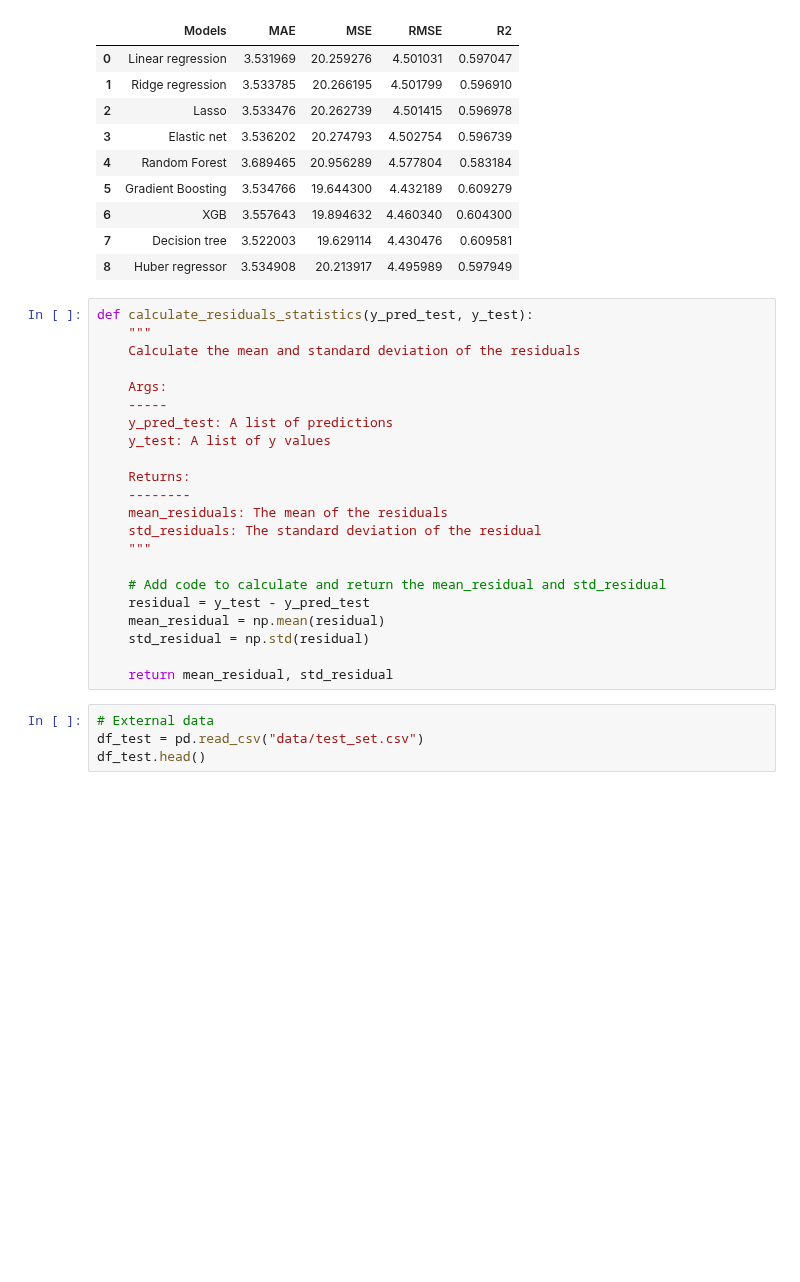
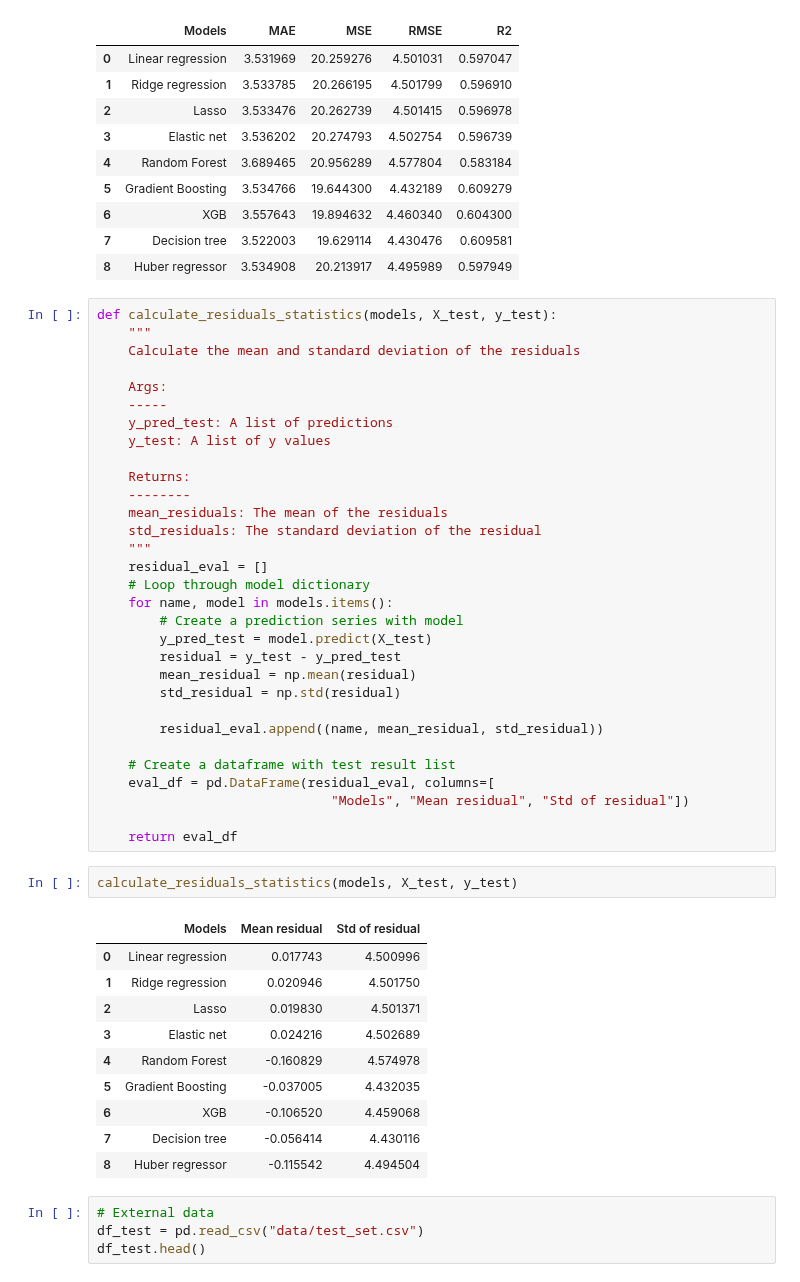
Before and after one commit to KomlaRD/agreement_height_ulna_length_study, a Jupyter notebook: predicting_height.ipynb, the cells around one changed output. Saved outputs shown, nothing was run; the diff lists cells and outputs as text; blank space fills up the shorter version.

Commit message:
Save all models

```diff
--- a/predicting_height.ipynb
+++ b/predicting_height.ipynb
@@ -904,7 +908,7 @@ test_model(models, X_test, y_test)
 | 7 | Decision tree | 3.522003 | 19.629114 | 4.430476 | 0.609581 |
 | 8 | Huber regressor | 3.534908 | 20.213917 | 4.495989 | 0.597949 |
 # %%
-def calculate_residuals_statistics(y_pred_test, y_test):
+def calculate_residuals_statistics(models, X_test, y_test):
     """
     Calculate the mean and standard deviation of the residuals
 
@@ -918,13 +922,35 @@ def calculate_residuals_statistics(y_pred_test, y_test):
     mean_residuals: The mean of the residuals
     std_residuals: The standard deviation of the residual
     """
+    residual_eval = []
+    # Loop through model dictionary
+    for name, model in models.items():
+        # Create a prediction series with model
+        y_pred_test = model.predict(X_test)
+        residual = y_test - y_pred_test
+        mean_residual = np.mean(residual)
+        std_residual = np.std(residual)
 
-    # Add code to calculate and return the mean_residual and std_residual
-    residual = y_test - y_pred_test
-    mean_residual = np.mean(residual)
-    std_residual = np.std(residual)
+        residual_eval.append((name, mean_residual, std_residual))
 
-    return mean_residual, std_residual
+    # Create a dataframe with test result list
+    eval_df = pd.DataFrame(residual_eval, columns=[
+                              "Models", "Mean residual", "Std of residual"])
+
+    return eval_df
+# %%
+calculate_residuals_statistics(models, X_test, y_test)
+# %% [output]
+|  | Models | Mean residual | Std of residual |
+| 0 | Linear regression | 0.017743 | 4.500996 |
+| 1 | Ridge regression | 0.020946 | 4.501750 |
+| 2 | Lasso | 0.019830 | 4.501371 |
+| 3 | Elastic net | 0.024216 | 4.502689 |
+| 4 | Random Forest | -0.160829 | 4.574978 |
+| 5 | Gradient Boosting | -0.037005 | 4.432035 |
+| 6 | XGB | -0.106520 | 4.459068 |
+| 7 | Decision tree | -0.056414 | 4.430116 |
+| 8 | Huber regressor | -0.115542 | 4.494504 |
 # %%
 # External data
 df_test = pd.read_csv("data/test_set.csv")
```
Also changed, not shown: parts of 4 cells of this notebook.
